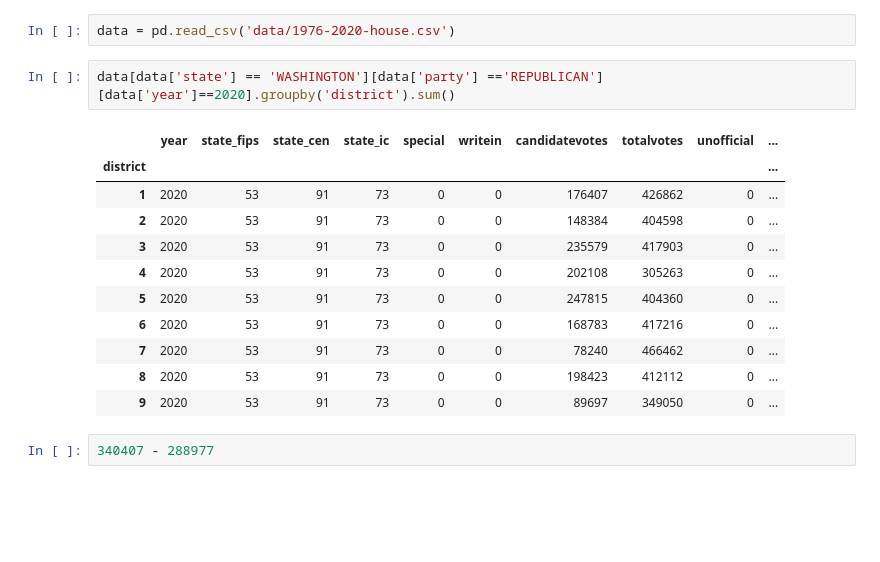
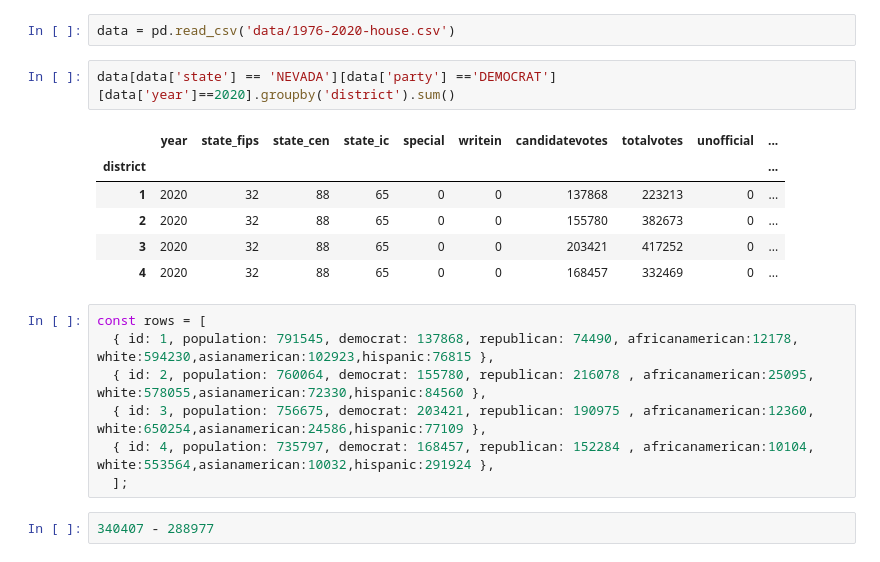
Before and after one commit to catmona/Districting-Plan-Website, a Jupyter notebook: Preprocessing.ipynb, the cells around one changed output. Drawn from its saved outputs; the diff is of its cells as text; blank space fills up the shorter version.

```diff
--- a/Preprocessing.ipynb
+++ b/Preprocessing.ipynb
@@ -4,19 +4,21 @@ import numpy as np
 # %%
 data = pd.read_csv('data/1976-2020-house.csv')
 # %%
-data[data['state'] == 'WASHINGTON'][data['party'] =='REPUBLICAN'][data['year']==2020].groupby('district').sum()
+data[data['state'] == 'NEVADA'][data['party'] =='DEMOCRAT'][data['year']==2020].groupby('district').sum()
 # %% [output]
 |  | year | state_fips | state_cen | state_ic | special | writein | candidatevotes | totalvotes | unofficial | ... |
 | district |  |  |  |  |  |  |  |  |  | ... |
-| 1 | 2020 | 53 | 91 | 73 | 0 | 0 | 176407 | 426862 | 0 | ... |
-| 2 | 2020 | 53 | 91 | 73 | 0 | 0 | 148384 | 404598 | 0 | ... |
-| 3 | 2020 | 53 | 91 | 73 | 0 | 0 | 235579 | 417903 | 0 | ... |
-| 4 | 2020 | 53 | 91 | 73 | 0 | 0 | 202108 | 305263 | 0 | ... |
-| 5 | 2020 | 53 | 91 | 73 | 0 | 0 | 247815 | 404360 | 0 | ... |
-| 6 | 2020 | 53 | 91 | 73 | 0 | 0 | 168783 | 417216 | 0 | ... |
-| 7 | 2020 | 53 | 91 | 73 | 0 | 0 | 78240 | 466462 | 0 | ... |
-| 8 | 2020 | 53 | 91 | 73 | 0 | 0 | 198423 | 412112 | 0 | ... |
-| 9 | 2020 | 53 | 91 | 73 | 0 | 0 | 89697 | 349050 | 0 | ... |
+| 1 | 2020 | 32 | 88 | 65 | 0 | 0 | 137868 | 223213 | 0 | ... |
+| 2 | 2020 | 32 | 88 | 65 | 0 | 0 | 155780 | 382673 | 0 | ... |
+| 3 | 2020 | 32 | 88 | 65 | 0 | 0 | 203421 | 417252 | 0 | ... |
+| 4 | 2020 | 32 | 88 | 65 | 0 | 0 | 168457 | 332469 | 0 | ... |
+# %%
+const rows = [
+  { id: 1, population: 791545, democrat: 137868, republican: 74490, africanamerican:12178, white:594230,asianamerican:102923,hispanic:76815 },
+  { id: 2, population: 760064, democrat: 155780, republican: 216078 , africanamerican:25095, white:578055,asianamerican:72330,hispanic:84560 },
+  { id: 3, population: 756675, democrat: 203421, republican: 190975 , africanamerican:12360, white:650254,asianamerican:24586,hispanic:77109 },
+  { id: 4, population: 735797, democrat: 168457, republican: 152284 , africanamerican:10104, white:553564,asianamerican:10032,hispanic:291924 },
+  ];
 # %%
 340407 - 288977
 # %% [output]
```
Also changed, not shown: 2 other files.
